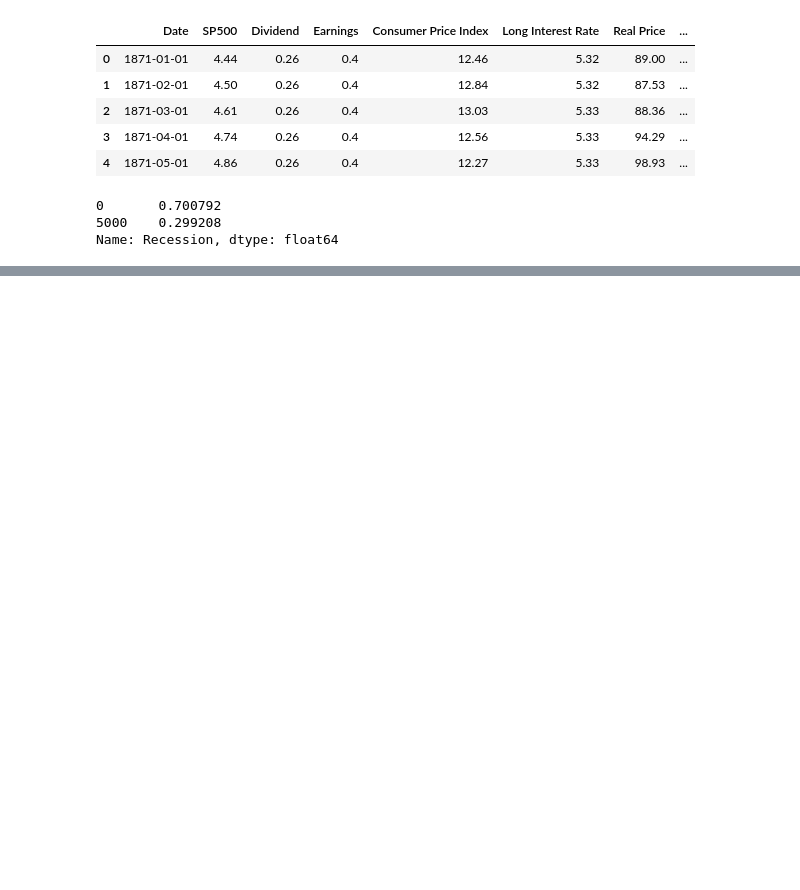
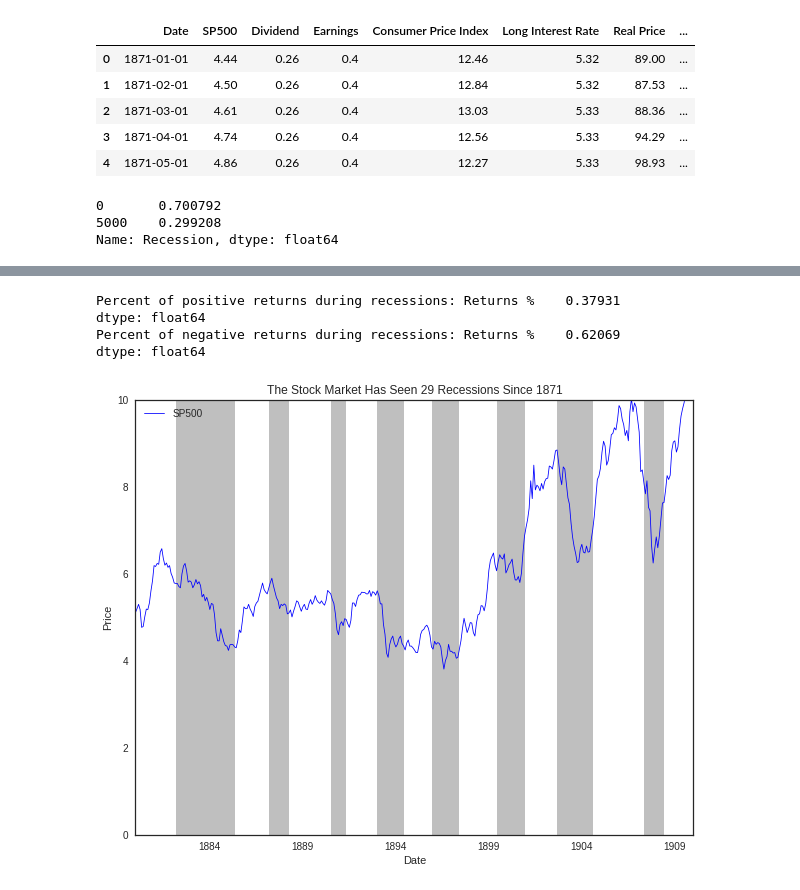
Before and after one commit to LambdaSchool/DS-Unit-1-Sprint-5-Data-Storytelling-Blog-Post, a Jupyter notebook: Data_Storytelling_Project.ipynb, the cells around one changed output, grey strips where cells are left out. Cells and saved outputs as stored; diff of their text form; code cells hidden in the pictures; blank space fills up the shorter version.

```diff
--- a/Data_Storytelling_Project.ipynb
+++ b/Data_Storytelling_Project.ipynb
@@ -222,0 +563,12 @@ subset
+# %%
+# How many recession saw positive returns compared to negative returns, and vice versa
+pos_returns = recession_returns[recession_returns['Returns %'] > 0].count()
+neg_returns = recession_returns[recession_returns['Returns %'] < 0].count()
+
+print("Percent of positive returns during recessions:", pos_returns / (pos_returns + neg_returns))
+print("Percent of negative returns during recessions:", neg_returns / (pos_returns + neg_returns))
+# %% [output]
+Percent of positive returns during recessions: Returns %    0.37931
+dtype: float64
+Percent of negative returns during recessions: Returns %    0.62069
+dtype: float64
@@ -222,0 +606,48 @@ subset
+# %%
+# , logy=True
+plt.style.use('seaborn-white')
+
+ax = df['SP500'].plot.line(color='b', linewidth=.8, figsize=(10, 8), xlim=(dt.datetime(1880,1,1), dt.datetime(1910,1,1)),
+                           ylim=(0, 10))
+
+plt.axvspan(start1, end1, color='grey', alpha=0.5, lw=0)
+plt.axvspan(start2, end2, color='grey', alpha=0.5, lw=0)
+plt.axvspan(start3, end3, color='grey', alpha=0.5, lw=0)
+plt.axvspan(start4, end4, color='grey', alpha=0.5, lw=0)
+plt.axvspan(start5, end5, color='grey', alpha=0.5, lw=0)
+plt.axvspan(start6, end6, color='grey', alpha=0.5, lw=0)
+plt.axvspan(start7, end7, color='grey', alpha=0.5, lw=0)
+plt.axvspan(start8, end8, color='grey', alpha=0.5, lw=0)
+plt.axvspan(start9, end9, color='grey', alpha=0.5, lw=0)
+plt.axvspan(start10, end10, color='grey', alpha=0.5, lw=0)
+plt.axvspan(start11, end11, color='grey', alpha=0.5, lw=0)
+plt.axvspan(start12, end12, color='grey', alpha=0.5, lw=0)
+plt.axvspan(start13, end13, color='grey', alpha=0.5, lw=0)
+plt.axvspan(start14, end14, color='grey', alpha=0.5, lw=0)
+plt.axvspan(start15, end15, color='grey', alpha=0.5, lw=0)
+plt.axvspan(start16, end16, color='grey', alpha=0.5, lw=0)
+plt.axvspan(start17, end17, color='grey', alpha=0.5, lw=0)
+plt.axvspan(start18, end18, color='grey', alpha=0.5, lw=0)
+plt.axvspan(start19, end19, color='grey', alpha=0.5, lw=0)
+plt.axvspan(start20, end20, color='grey', alpha=0.5, lw=0)
+plt.axvspan(start21, end21, color='grey', alpha=0.5, lw=0)
+plt.axvspan(start22, end22, color='grey', alpha=0.5, lw=0)
+plt.axvspan(start23, end23, color='grey', alpha=0.5, lw=0)
+plt.axvspan(start24, end24, color='grey', alpha=0.5, lw=0)
+plt.axvspan(start25, end25, color='grey', alpha=0.5, lw=0)
+plt.axvspan(start26, end26, color='grey', alpha=0.5, lw=0)
+plt.axvspan(start27, end27, color='grey', alpha=0.5, lw=0)
+plt.axvspan(start28, end28, color='grey', alpha=0.5, lw=0)
+plt.axvspan(start29, end29, color='grey', alpha=0.5, lw=0)
+
+
+ax.set(title="The Stock Market Has Seen 29 Recessions Since 1871")
+
+ax.set(xlabel='Date', ylabel='Price')
+ax.get_yaxis().set_major_formatter(matplotlib.ticker.ScalarFormatter())
+
+plt.legend()
+
+ax;
+# %% [output]
+[figure, added]
```
Also changed, not shown: parts of 39 cells of this notebook.
